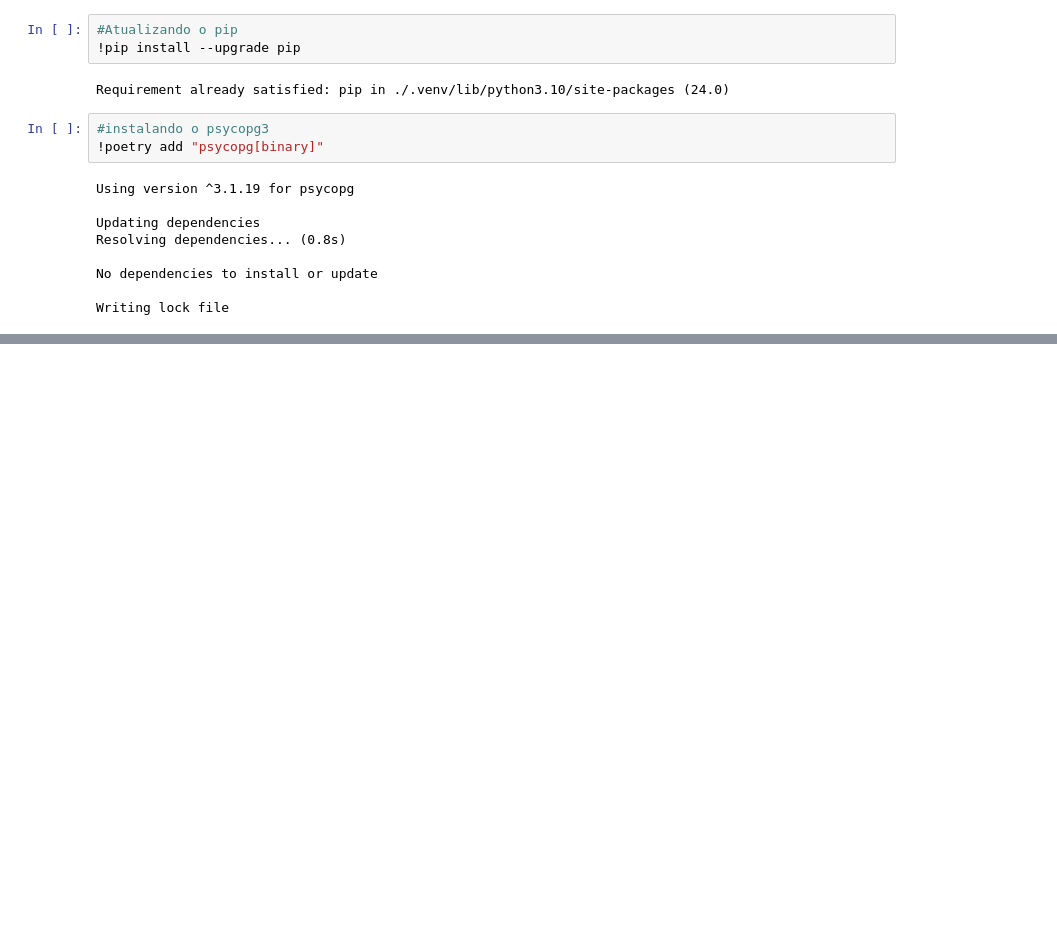
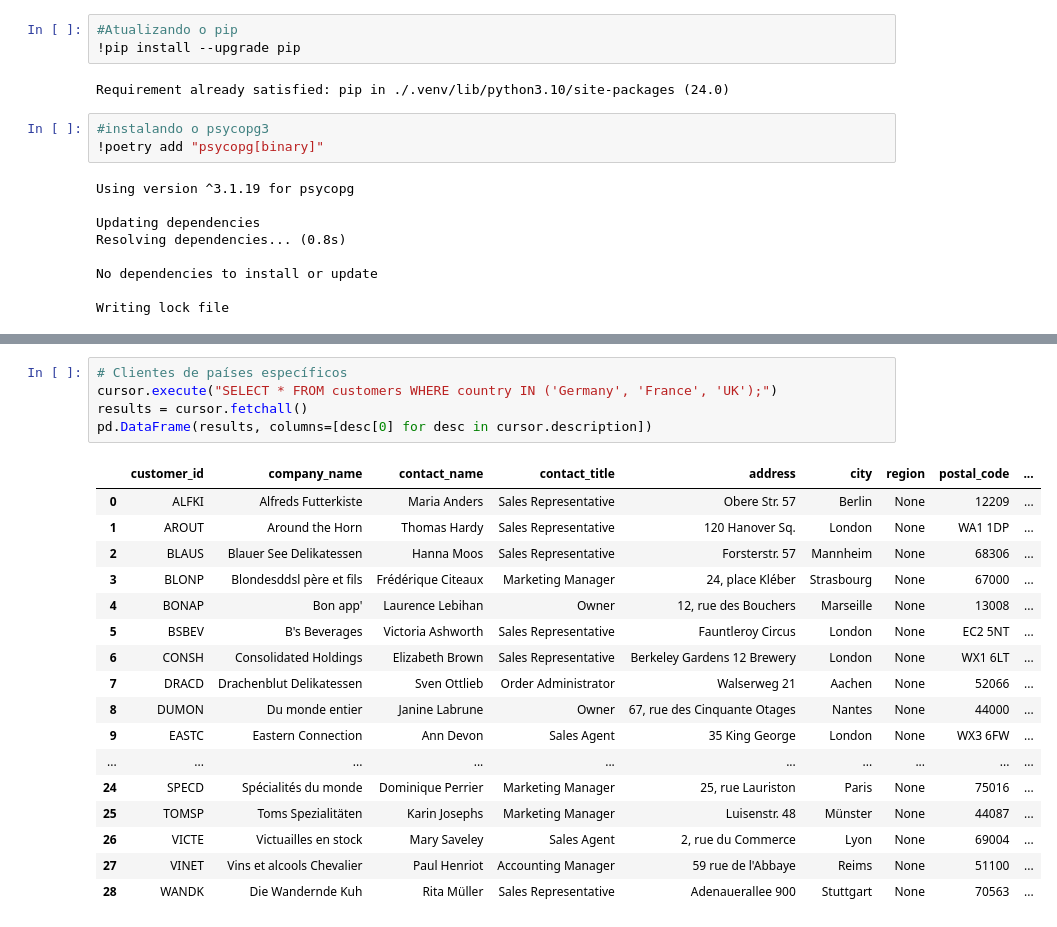
Before and after one commit to Jcnok/bootcamp-jornada-de-dados_2024, a Jupyter notebook: bootcamp-SQL-e-analytics/aula_01/Notebook/aula_01.ipynb, the cells around one changed output, grey strips where cells are left out. Cells and saved outputs as stored; diff of their text form; blank space fills up the shorter version.

```diff
--- a/bootcamp-SQL-e-analytics/aula_01/Notebook/aula_01.ipynb
+++ b/bootcamp-SQL-e-analytics/aula_01/Notebook/aula_01.ipynb
@@ -265,0 +720,23 @@ except psycopg.OperationalError as e:
+# %%
+# Clientes de países específicos
+cursor.execute("SELECT * FROM customers WHERE country IN ('Germany', 'France', 'UK');")
+results = cursor.fetchall()
+pd.DataFrame(results, columns=[desc[0] for desc in cursor.description])
+# %% [output]
+|  | customer_id | company_name | contact_name | contact_title | address | city | region | postal_code | ... |
+| 0 | ALFKI | Alfreds Futterkiste | Maria Anders | Sales Representative | Obere Str. 57 | Berlin | None | 12209 | ... |
+| 1 | AROUT | Around the Horn | Thomas Hardy | Sales Representative | 120 Hanover Sq. | London | None | WA1 1DP | ... |
+| 2 | BLAUS | Blauer See Delikatessen | Hanna Moos | Sales Representative | Forsterstr. 57 | Mannheim | None | 68306 | ... |
+| 3 | BLONP | Blondesddsl père et fils | Frédérique Citeaux | Marketing Manager | 24, place Kléber | Strasbourg | None | 67000 | ... |
+| 4 | BONAP | Bon app' | Laurence Lebihan | Owner | 12, rue des Bouchers | Marseille | None | 13008 | ... |
+| 5 | BSBEV | B's Beverages | Victoria Ashworth | Sales Representative | Fauntleroy Circus | London | None | EC2 5NT | ... |
+| 6 | CONSH | Consolidated Holdings | Elizabeth Brown | Sales Representative | Berkeley Gardens 12 Brewery | London | None | WX1 6LT | ... |
+| 7 | DRACD | Drachenblut Delikatessen | Sven Ottlieb | Order Administrator | Walserweg 21 | Aachen | None | 52066 | ... |
+| 8 | DUMON | Du monde entier | Janine Labrune | Owner | 67, rue des Cinquante Otages | Nantes | None | 44000 | ... |
+| 9 | EASTC | Eastern Connection | Ann Devon | Sales Agent | 35 King George | London | None | WX3 6FW | ... |
+| ... | ... | ... | ... | ... | ... | ... | ... | ... | ... |
+| 24 | SPECD | Spécialités du monde | Dominique Perrier | Marketing Manager | 25, rue Lauriston | Paris | None | 75016 | ... |
+| 25 | TOMSP | Toms Spezialitäten | Karin Josephs | Marketing Manager | Luisenstr. 48 | Münster | None | 44087 | ... |
+| 26 | VICTE | Victuailles en stock | Mary Saveley | Sales Agent | 2, rue du Commerce | Lyon | None | 69004 | ... |
+| 27 | VINET | Vins et alcools Chevalier | Paul Henriot | Accounting Manager | 59 rue de l'Abbaye | Reims | None | 51100 | ... |
+| 28 | WANDK | Die Wandernde Kuh | Rita Müller | Sales Representative | Adenauerallee 900 | Stuttgart | None | 70563 | ... |
```
Also changed, not shown: parts of 56 cells of this notebook.
